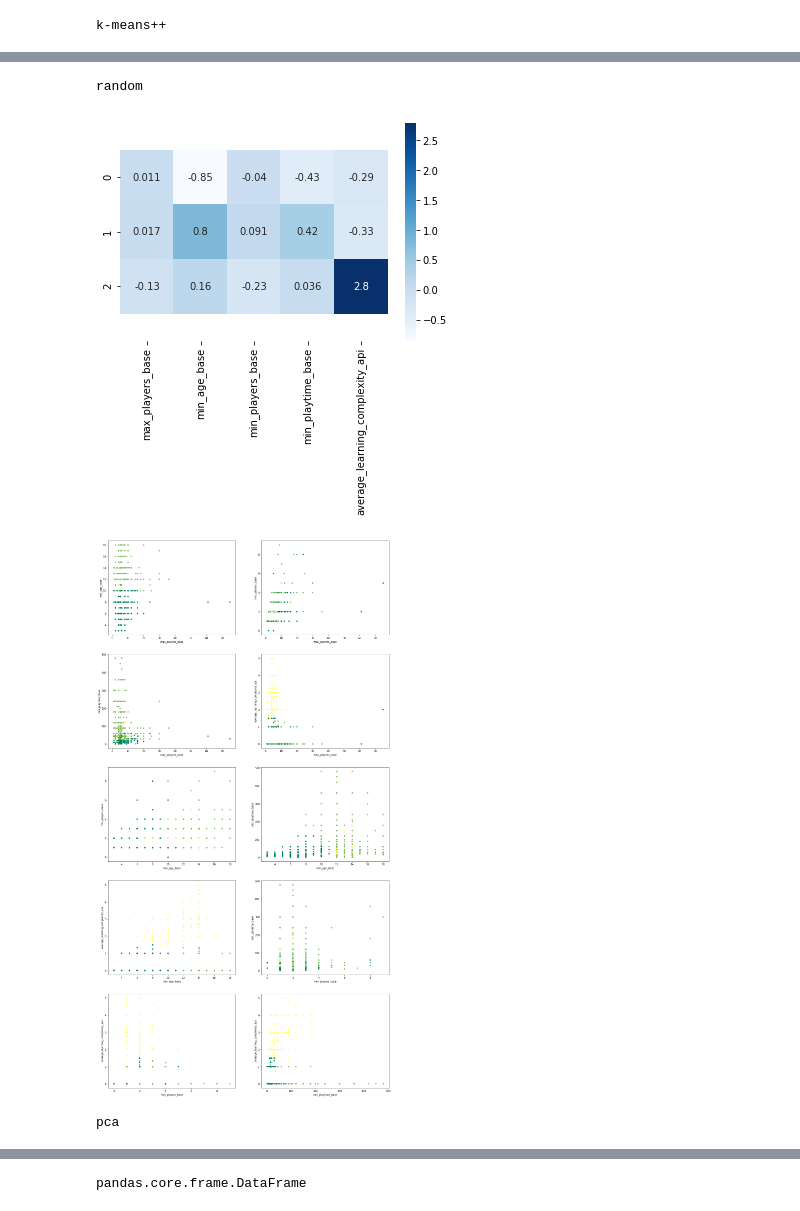
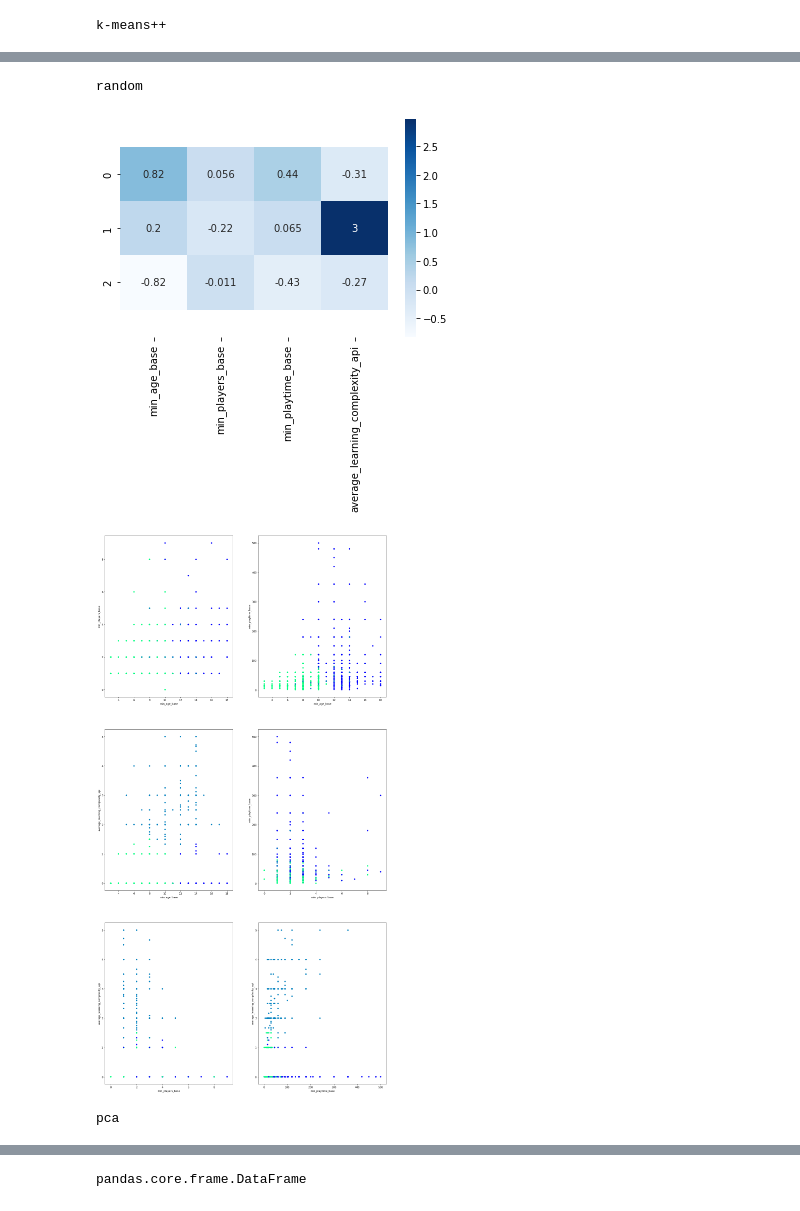
Before and after one commit to viktoriakonya/C3---Project, a Jupyter notebook: board_games/5_Q2_Price_clusters.ipynb, the cells around one changed output, grey strips where cells are left out. Drawn from its saved outputs; the diff is of its cells as text; code cells hidden in the pictures.

```diff
--- a/board_games/5_Q2_Price_clusters.ipynb
+++ b/board_games/5_Q2_Price_clusters.ipynb
@@ -20,0 +38,16 @@ board_games.head()
+# %%
+from forex_python.converter import CurrencyRates
+
+c = CurrencyRates()
+
+gbp_usd = c.get_rate('GBP', 'USD' )
+cad_usd = c.get_rate('CAD', 'USD')
+aud_usd = c.get_rate('AUD', 'USD')
+# %%
+board_games['price_api'] = np.where(board_games['price_api'] == 0 , np.where(board_games['price_ca_api'] != 0 ,
+                                                                    round(board_games['price_ca_api'] * cad_usd, 2) ,
+                                                                    np.where(board_games['price_uk_api'] != 0 ,
+                                                                    round(board_games['price_uk_api'] * gbp_usd, 2) ,
+                                                                    np.where(board_games['price_au_api'] != 0 ,
+                                                                    round(board_games['price_au_api'] * aud_usd, 2) ,
+                                                                    board_games['price_api']))), board_games['price_api'])
@@ -32,7 +70,7 @@ from sklearn.decomposition import PCA
 from collections import Counter
 # %%
 df=board_games[[
-    'max_players_base',
+    # 'max_players_base',
     #'max_playtime_base',
     'min_age_base',
     'min_players_base',
@@ -62,7 +100,7 @@ dists_dict = {}
 for init_method in ['k-means++','random','pca']:
     print(init_method)
     dists_dict[init_method] = []
-    for i in range(2,6):
+    for i in range(2,5):
         estimator = fit_kmeans(data, i, init_method)
         print_metrics(df,estimator)
         dists_dict[init_method].append(estimator.inertia_)
@@ -95,7 +130,7 @@ from itertools import combinations
 %matplotlib inline
 
 def draw_cluster_plot(df, estimator, figsize=(20,40), cmap_name='summer'):
-    cmap = matplotlib.cm.get_cmap(cmap_name)
+    cmap = matplotlib.cm.get_cmap('winter')
     xy_toplot = list(combinations(df.columns,2))
     fig, axes = plt.subplots(nrows=len(xy_toplot)//2,ncols=2, figsize=figsize)
     i = 0
@@ -121,4 +156,4 @@ k-means++
 random
-[figure, old version]
+[figure, new version]
-[figure, old version]
+[figure, new version]
 pca
```
Also changed, not shown: parts of 27 cells of this notebook, 3 other files.
